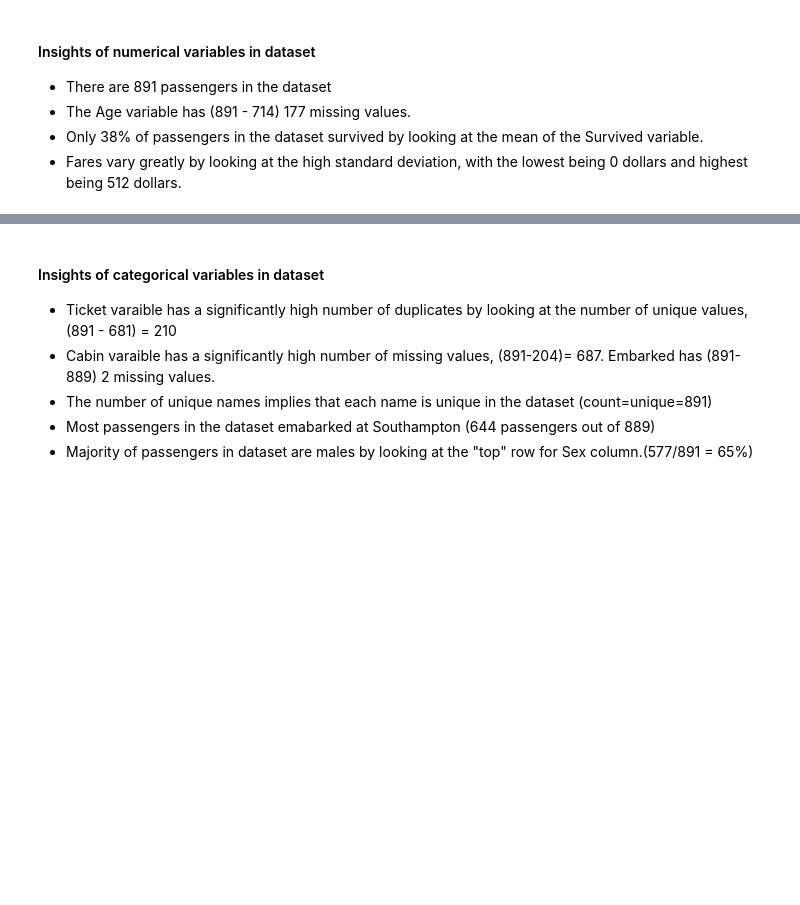
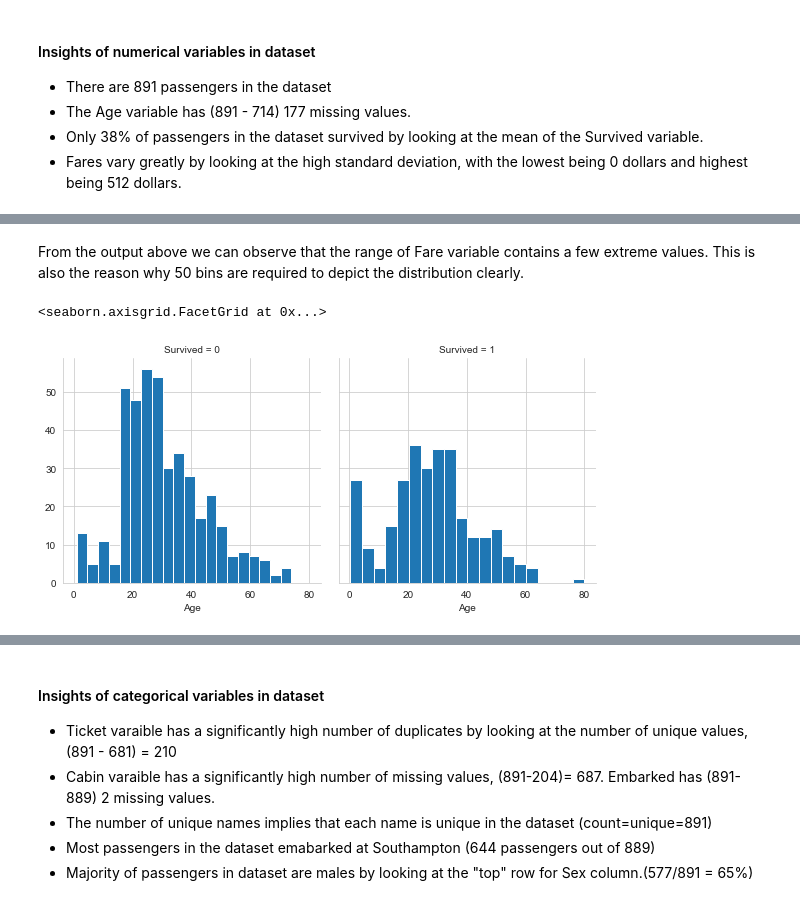
Before and after one commit to Javiery3889/kaggle-solutions, a Jupyter notebook: CA1_Titanic/CA1_Titanic.ipynb, the cells around one changed output, grey strips where cells are left out. Drawn from its saved outputs; the diff is of its cells as text; code cells hidden in the pictures; blank space fills up the shorter version.

```diff
--- a/CA1_Titanic/CA1_Titanic.ipynb
+++ b/CA1_Titanic/CA1_Titanic.ipynb
@@ -110,0 +121,9 @@ train_dataset.describe()
+# %% [markdown]
+From the output above we can observe that the range of Fare variable contains a few extreme values. This is also the reason why 50 bins are required to depict the distribution clearly.
+# %%
+# Examine the distribution of Age against Survived variable
+g = sns.FacetGrid(train_dataset, col='Survived',height=4, aspect=1)
+g.map(plt.hist, 'Age', bins=20)
+# %% [output]
+<seaborn.axisgrid.FacetGrid at 0x...>
+[figure, added]
```
Also changed, not shown: parts of 33 cells of this notebook.
